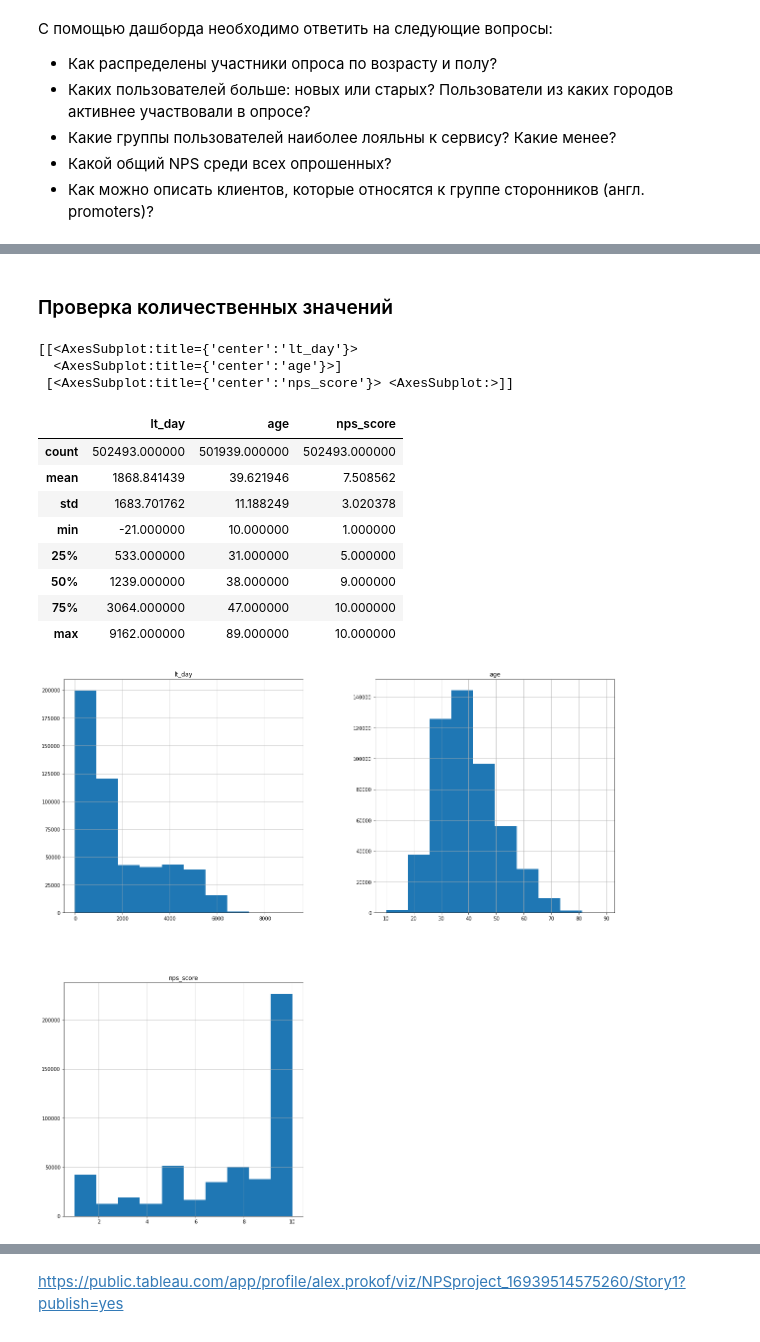
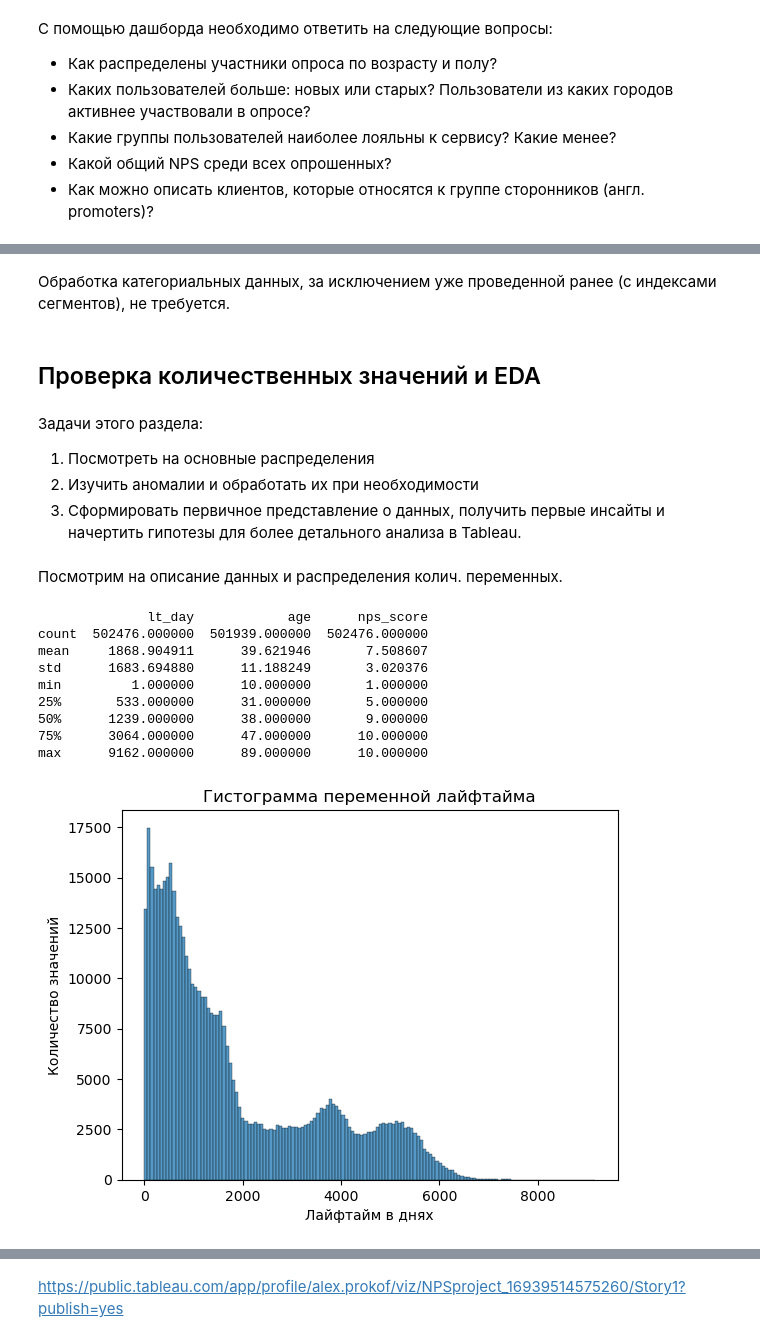
Before and after one commit to ProkofievData/Projects, a Jupyter notebook: SQL, Python, Tableau -- Net Promoter Score для телекоммуникационной компании. .ipynb, the cells around one changed output, grey strips where cells are left out. Drawn from its saved outputs; the diff is of its cells as text; code cells hidden in the pictures.

```diff
--- a/SQL, Python, Tableau -- Net Promoter Score для телекоммуникационной компании. .ipynb
+++ b/SQL, Python, Tableau -- Net Promoter Score для телекоммуникационной компании. .ipynb
@@ -30,14 +62,5 @@ from sqlalchemy import create_engine
 # %%
-path_to_db_local = 'telecomm_csi.db'
-path_to_db_platform = '/datasets/telecomm_csi.db'
-path_to_db = None
-
-if os.path.exists(path_to_db_local):
-    path_to_db = path_to_db_local
-elif os.path.exists(path_to_db_platform):
-    path_to_db = path_to_db_platform
-else:
-    raise Exception('Файл с базой данных SQLite не найден!')
+path_to_db= r"C:\Users\aprok\Downloads\telecomm_csi.db"
 
 if path_to_db:
     engine = create_engine(f'sqlite:///{path_to_db}', echo=False)
@@ -180,19 +229,29 @@ Name: cpe_type_name, dtype: int64
+# %% [markdown]
+Обработка категориальных данных, за исключением уже проведенной ранее (с индексами сегментов), не требуется.
 # %% [markdown]
-### Проверка количественных значений
+## Проверка количественных значений и EDA
+# %% [markdown]
+Задачи этого раздела:
+1. Посмотреть на основные распределения
+2. Изучить аномалии и обработать их при необходимости
+3. Сформировать первичное представление о данных, получить первые инсайты и начертить гипотезы для более детального анализа в Tableau.
+# %% [markdown]
+Посмотрим на описание данных и распределения колич. переменных.
 # %%
-print(df.hist(figsize=(20,20)))
-df.describe()
+print(df.describe())
+sns.histplot(df, x = 'lt_day')
+plt.title('Гистограмма переменной лайфтайма')
+plt.xlabel('Лайфтайм в днях')
+plt.ylabel('Количество значений')
+plt.show()
 # %% [output]
-[[<AxesSubplot:title={'center':'lt_day'}>
-  <AxesSubplot:title={'center':'age'}>]
- [<AxesSubplot:title={'center':'nps_score'}> <AxesSubplot:>]]
+              lt_day            age      nps_score
+count  502476.000000  501939.000000  502476.000000
+mean     1868.904911      39.621946       7.508607
+std      1683.694880      11.188249       3.020376
+min         1.000000      10.000000       1.000000
+25%       533.000000      31.000000       5.000000
+50%      1239.000000      38.000000       9.000000
+75%      3064.000000      47.000000      10.000000
+max      9162.000000      89.000000      10.000000
-|  | lt_day | age | nps_score |
-| count | 502493.000000 | 501939.000000 | 502493.000000 |
-| mean | 1868.841439 | 39.621946 | 7.508562 |
-| std | 1683.701762 | 11.188249 | 3.020378 |
-| min | -21.000000 | 10.000000 | 1.000000 |
-| 25% | 533.000000 | 31.000000 | 5.000000 |
-| 50% | 1239.000000 | 38.000000 | 9.000000 |
-| 75% | 3064.000000 | 47.000000 | 10.000000 |
-| max | 9162.000000 | 89.000000 | 10.000000 |
-[figure, old version]
+[figure, new version]
```
Also changed, not shown: parts of 62 cells of this notebook.
